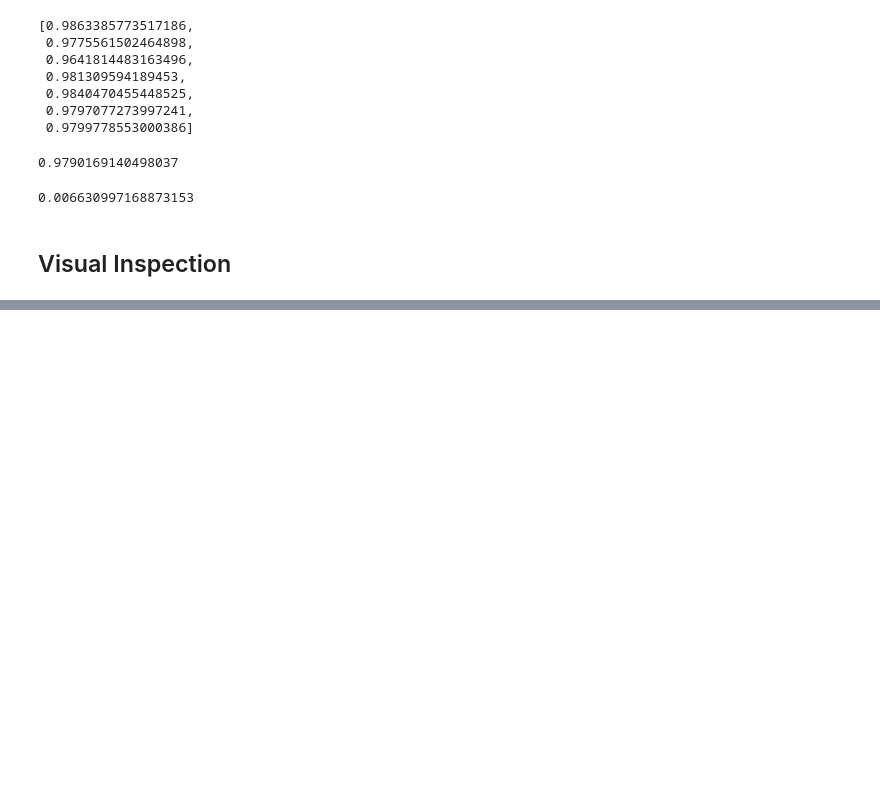
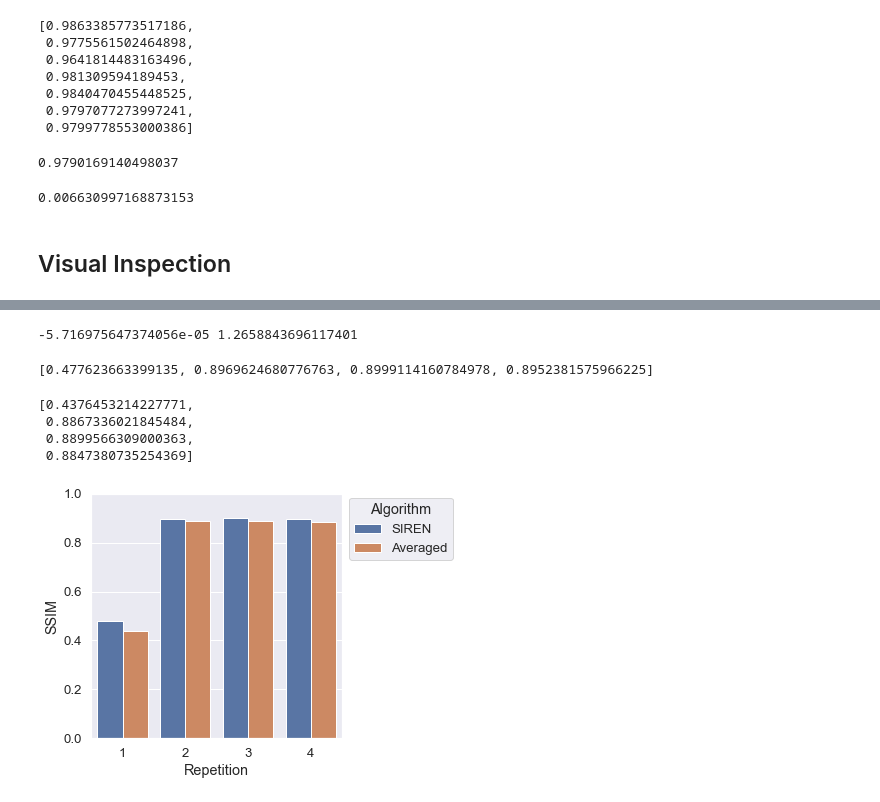
Before and after one commit to ankilab/MasterThesis_OfSpinesAndDendrites, a Jupyter notebook: Thesis_Experiments/SIREN_Plane_Motion_Interpolation.ipynb, the cells around one changed output, grey strips where cells are left out. Saved outputs shown, nothing was run; the diff lists cells and outputs as text; code cells hidden in the pictures; blank space fills up the shorter version.

```diff
--- a/Thesis_Experiments/SIREN_Plane_Motion_Interpolation.ipynb
+++ b/Thesis_Experiments/SIREN_Plane_Motion_Interpolation.ipynb
@@ -516,0 +646,51 @@ plt.savefig('siren_mot_visual_inspection.pdf',bbox_inches='tight')
+# %%
+res_avg = []
+for f in files:
+    pred=tif.imread(os.path.join(rep_path,'Averaged', f))
+    print(np.min(pred), np.max(pred))
+
+    filesx = [ft for ft in os.listdir(rep_path) if (os.path.isfile(os.path.join(rep_path, ft)) and (f[:-4] in ft))]
+    for (i,fx) in enumerate(filesx):
+        stack=tif.imread(os.path.join(rep_path, fx))[:5,:,:]
+        stack_x = np.zeros(stack.shape)
+        for p in range(stack.shape[0]):
+            sr = StackReg(StackReg.BILINEAR)
+            stack_x[p,:,:] = sr.register_transform(pred[p,:,:], stack[p,:,:])
+        stack = stack_x.copy()
+        stack = normalizer.normalize(stack)
+        res_avg.append(iqm.ssim(pred, stack, 5))
+# %% [output]
+-5.716975647374056e-05 1.2658843696117401
+# %%
+res
+# %% [output]
+[0.477623663399135, 0.8969624680776763, 0.8999114160784978, 0.8952381575966225]
+# %%
+res_avg
+# %% [output]
+[0.4376453214227771,
+ 0.8867336021845484,
+ 0.8899566309000363,
+ 0.8847380735254369]
+# %%
+import pandas as pd
+import seaborn as sns
+rep = ['1', '2', '3', '4','1', '2', '3', '4']
+labs = ['SIREN', 'SIREN', 'SIREN', 'SIREN','Averaged', 'Averaged', 'Averaged', 'Averaged']
+
+res_x = res + res_avg
+d = {'Repetition': rep, 'Algorithm': labs, 'SSIM': res_x}#, 'SSIM_inner':res_inner}
+df = pd.DataFrame(data=d)
+# %%
+with paperStyle():
+    fig=plt.figure()
+    fig.set_figheight(4.5)
+    fig.set_figwidth(4.5)
+    sns.set(font_scale=1.2)
+    g=sns.barplot(data=df, x="Repetition", y="SSIM", hue="Algorithm")
+    g.legend(bbox_to_anchor=(1.0, 1.01),title='Algorithm')
+    plt.ylim(0,1)
+plt.savefig('siren_mot_sim_rep.svg',bbox_inches='tight')
+plt.savefig('siren_mot_sim_rep.pdf',bbox_inches='tight')
+# %% [output]
+[figure, added]
```
Also changed, not shown: parts of 24 cells of this notebook, 4 other files.
